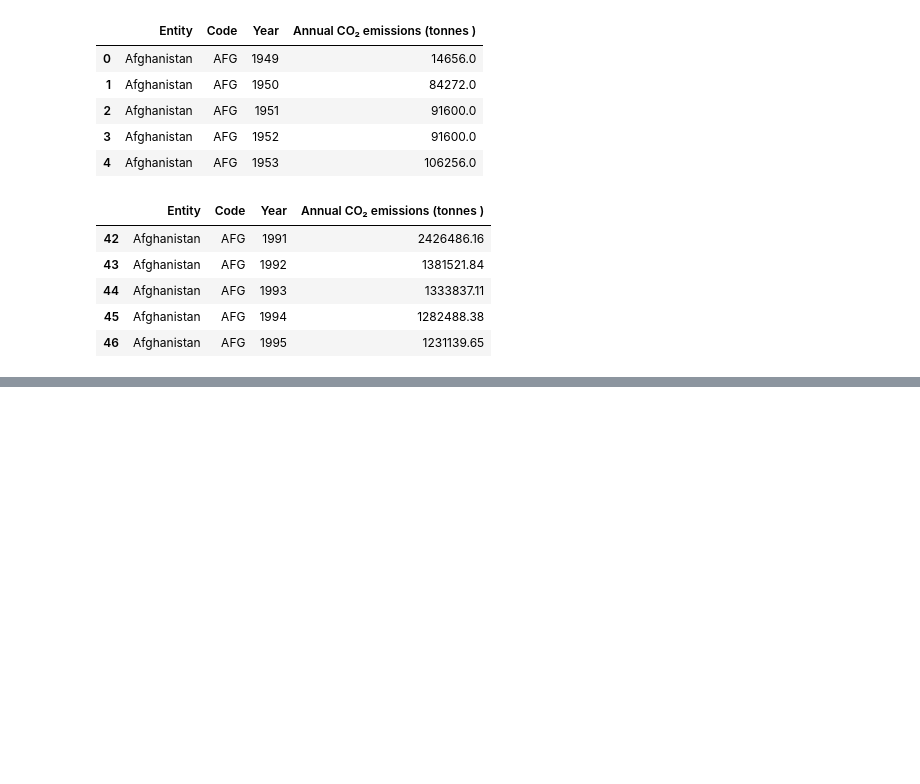
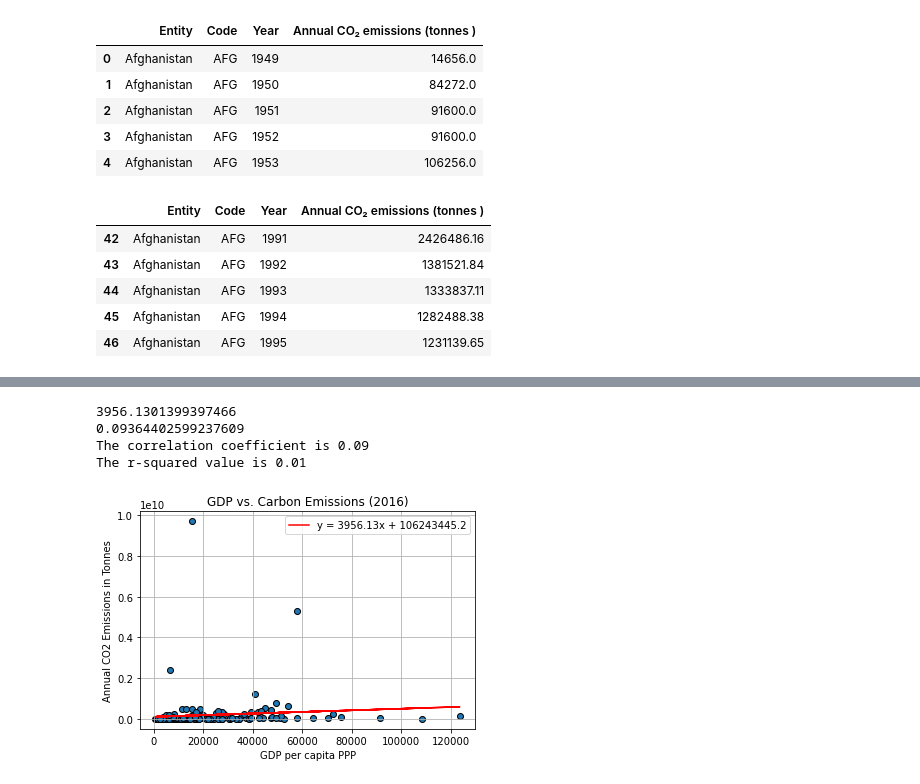
Before and after one commit to sunwoo-kim20/global-climate-change-analysis, a Jupyter notebook: co2_vs_gdp_weather.ipynb, the cells around one changed output, grey strips where cells are left out. Cells and saved outputs as stored; diff of their text form; code cells hidden in the pictures; blank space fills up the shorter version.

Commit message:
created scatter plot and heat maps

```diff
--- a/co2_vs_gdp_weather.ipynb
+++ b/co2_vs_gdp_weather.ipynb
@@ -15,8 +18,10 @@ from scipy.stats import linregress
 def lin_regress(independent, dependent):
 
     # Use scipy to calculate values for regression
-    (slope, intercept, rvalue, pvalue, stderr) = linregress(independent, dependent)
-
+    mask = ~np.isnan(independent) & ~np.isnan(dependent)
+    (slope, intercept, rvalue, pvalue, stderr) = linregress(independent[mask], dependent[mask])
+    print(slope)
+    print(rvalue)
     # Calculate the regression values
     regress_vals = independent*slope + intercept
 
@@ -169,0 +171,14 @@ plt.show()
+# %%
+lin_regress(co2_gdp_merge_df.gdp_2016, co2_gdp_merge_df.annual_co2_tonnes)
+
+plt.title("GDP vs. Carbon Emissions (2016)")
+plt.xlabel("GDP per capita PPP")
+plt.ylabel("Annual CO2 Emissions in Tonnes")
+plt.grid(True)
+plt.show()
+# %% [output]
+3956.1301399397466
+0.09364402599237609
+The correlation coefficient is 0.09
+The r-squared value is 0.01
+[figure, added]
```
Also changed, not shown: parts of 13 cells of this notebook.
